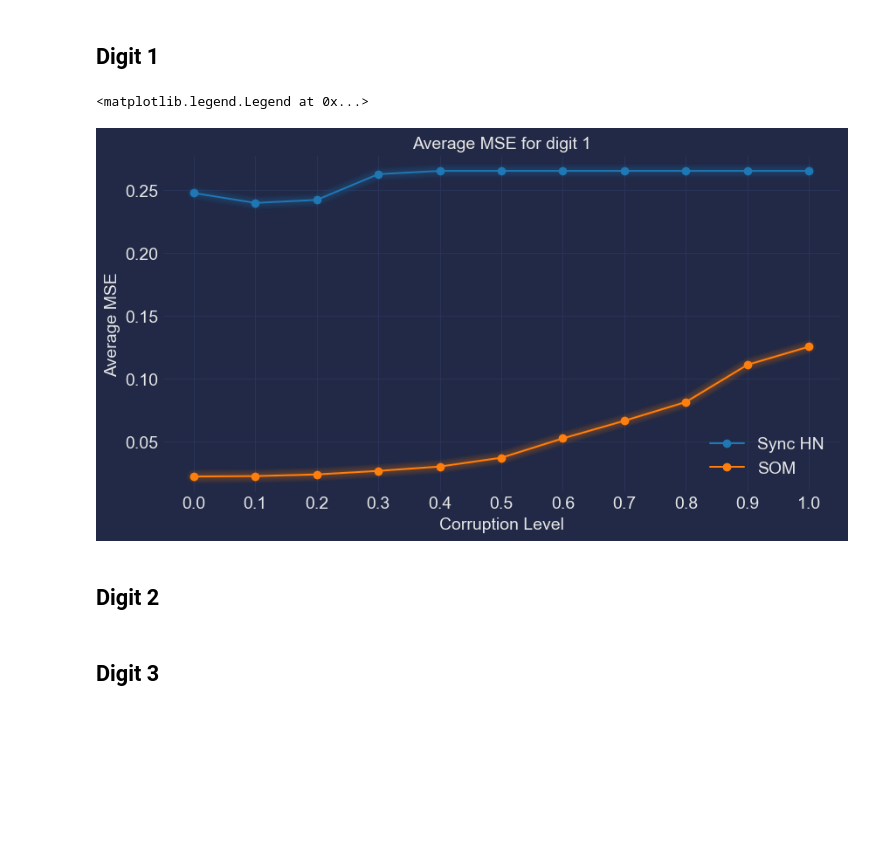
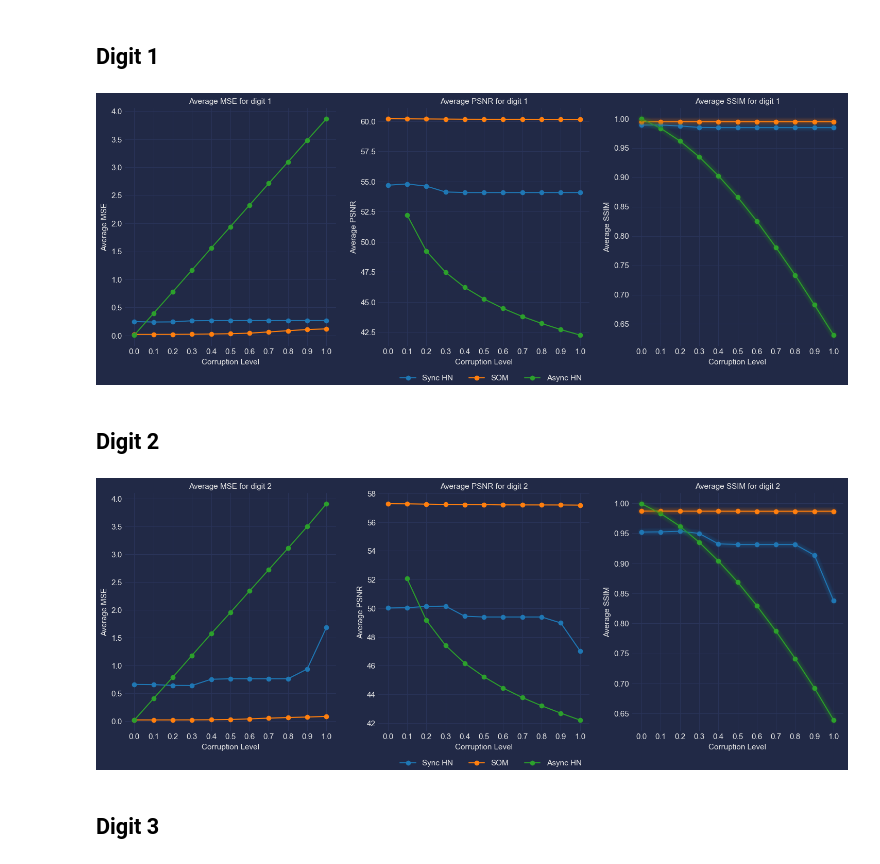
Before and after one commit to arpita2512/hopfield_experiments, a Jupyter notebook: Comparison_Digits.ipynb, the cells around one changed output. Drawn from its saved outputs; the diff is of its cells as text; code cells hidden in the pictures; blank space fills up the shorter version.

```diff
--- a/Comparison_Digits.ipynb
+++ b/Comparison_Digits.ipynb
@@ -70,20 +98,68 @@ plt.legend(['Sync HN', 'SOM'])
 # %% [markdown]
 ## Digit 1
-# %%
-plt.figure(figsize=(10, 5))
-
-plt.plot(np.arange(0, 1.1, 0.1), mse_sync[1], marker='o')
-plt.plot(np.arange(0, 1.1, 0.1), mse_som[1], marker='o')
-plt.xlabel("Corruption Level")
-plt.ylabel("Average MSE")
-plt.xticks(np.arange(0, 1.1, 0.1))
-plt.title("Average MSE for digit 1")
-mplcyberpunk.make_lines_glow()
-plt.legend(['Sync HN', 'SOM'])
-# %% [output]
-<matplotlib.legend.Legend at 0x...>
-[figure, removed]
+# %%
+fig, axes = plt.subplots(1, 3, figsize=(18, 6))
+
+axes[0].plot(np.arange(0, 1.1, 0.1), mse_sync[1], marker='o')
+axes[0].plot(np.arange(0, 1.1, 0.1), mse_som[1], marker='o')
+axes[0].plot(np.arange(0, 1.1, 0.1), mse_async[1], marker='o')
+axes[0].set_xlabel("Corruption Level")
+axes[0].set_ylabel("Average MSE")
+axes[0].set_xticks(np.arange(0, 1.1, 0.1))
+axes[0].set_title("Average MSE for digit 1")
+
+axes[1].plot(np.arange(0, 1.1, 0.1), psnr_sync[1], marker='o')
+axes[1].plot(np.arange(0, 1.1, 0.1), psnr_som[1], marker='o')
+axes[1].plot(np.arange(0, 1.1, 0.1), psnr_async[1], marker='o')
+axes[1].set_xlabel("Corruption Level")
+axes[1].set_ylabel("Average PSNR")
+axes[1].set_xticks(np.arange(0, 1.1, 0.1))
+axes[1].set_title("Average PSNR for digit 1")
+
+axes[2].plot(np.arange(0, 1.1, 0.1), ssim_sync[1], marker='o')
+axes[2].plot(np.arange(0, 1.1, 0.1), ssim_som[1], marker='o')
+axes[2].plot(np.arange(0, 1.1, 0.1), ssim_async[1], marker='o')
+axes[2].set_xlabel("Corruption Level")
+axes[2].set_ylabel("Average SSIM")
+axes[2].set_xticks(np.arange(0, 1.1, 0.1))
+axes[2].set_title("Average SSIM for digit 1")
+
+fig.legend(['Sync HN', 'SOM', 'Async HN'], loc = (0.4, 0), ncol=3)
+mplcyberpunk.make_lines_glow()
+# %% [output]
+[figure, added]
 # %% [markdown]
 ## Digit 2
+# %%
+fig, axes = plt.subplots(1, 3, figsize=(18, 6))
+
+axes[0].plot(np.arange(0, 1.1, 0.1), mse_sync[2], marker='o')
+axes[0].plot(np.arange(0, 1.1, 0.1), mse_som[2], marker='o')
+axes[0].plot(np.arange(0, 1.1, 0.1), mse_async[2], marker='o')
+axes[0].set_xlabel("Corruption Level")
+axes[0].set_ylabel("Average MSE")
+axes[0].set_xticks(np.arange(0, 1.1, 0.1))
+axes[0].set_title("Average MSE for digit 2")
+
+axes[1].plot(np.arange(0, 1.1, 0.1), psnr_sync[2], marker='o')
+axes[1].plot(np.arange(0, 1.1, 0.1), psnr_som[2], marker='o')
+axes[1].plot(np.arange(0, 1.1, 0.1), psnr_async[2], marker='o')
+axes[1].set_xlabel("Corruption Level")
+axes[1].set_ylabel("Average PSNR")
+axes[1].set_xticks(np.arange(0, 1.1, 0.1))
+axes[1].set_title("Average PSNR for digit 2")
+
+axes[2].plot(np.arange(0, 1.1, 0.1), ssim_sync[2], marker='o')
+axes[2].plot(np.arange(0, 1.1, 0.1), ssim_som[2], marker='o')
+axes[2].plot(np.arange(0, 1.1, 0.1), ssim_async[2], marker='o')
+axes[2].set_xlabel("Corruption Level")
+axes[2].set_ylabel("Average SSIM")
+axes[2].set_xticks(np.arange(0, 1.1, 0.1))
+axes[2].set_title("Average SSIM for digit 2")
+
+fig.legend(['Sync HN', 'SOM', 'Async HN'], loc = (0.4, 0), ncol=3)
+mplcyberpunk.make_lines_glow()
+# %% [output]
+[figure, added]
 # %% [markdown]
 ## Digit 3
```
Also changed, not shown: parts of 13 cells of this notebook, 11 other files.
